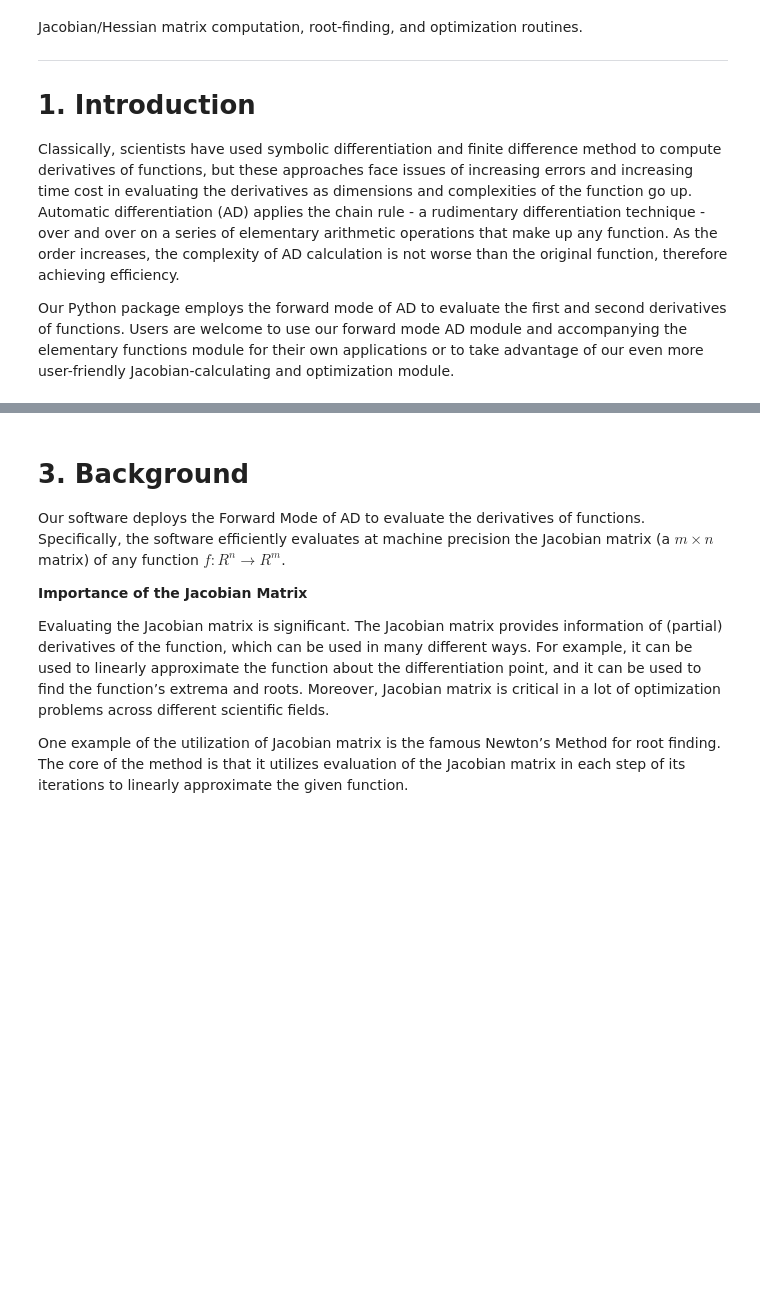
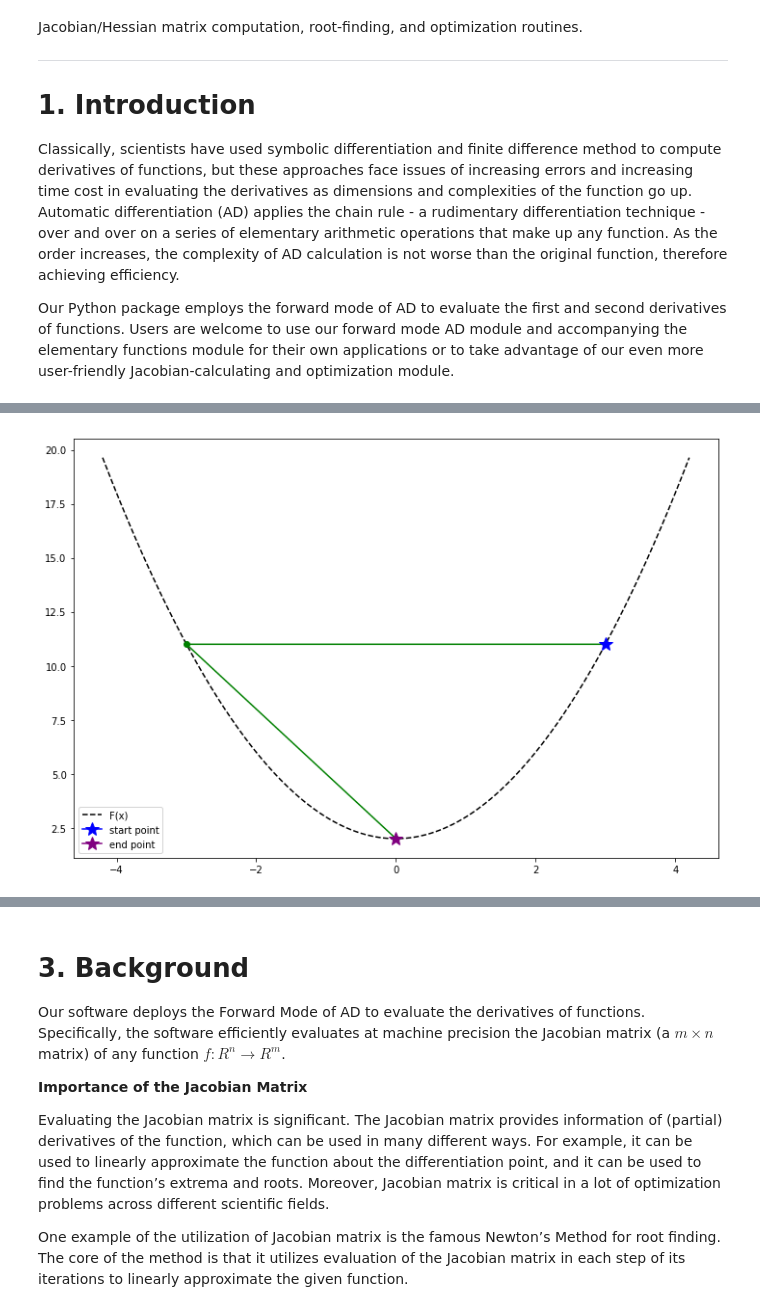
Before and after one commit to CS207ProjectGroup8/cs207-FinalProject, a Jupyter notebook: docs/documentation.ipynb, the cells around one changed output, grey strips where cells are left out. Saved outputs shown, nothing was run; the diff lists cells and outputs as text; code cells hidden in the pictures; blank space fills up the shorter version.

```diff
--- a/docs/documentation.ipynb
+++ b/docs/documentation.ipynb
@@ -35,0 +172,4 @@ f = x*y + x
+# %%
+bfgs_result1 = adf.Mini(D, [3], method = "quasi-newton-BFGS", plot = True)
+# %% [output]
+[figure, added]
```
Also changed, not shown: parts of 69 cells of this notebook.
